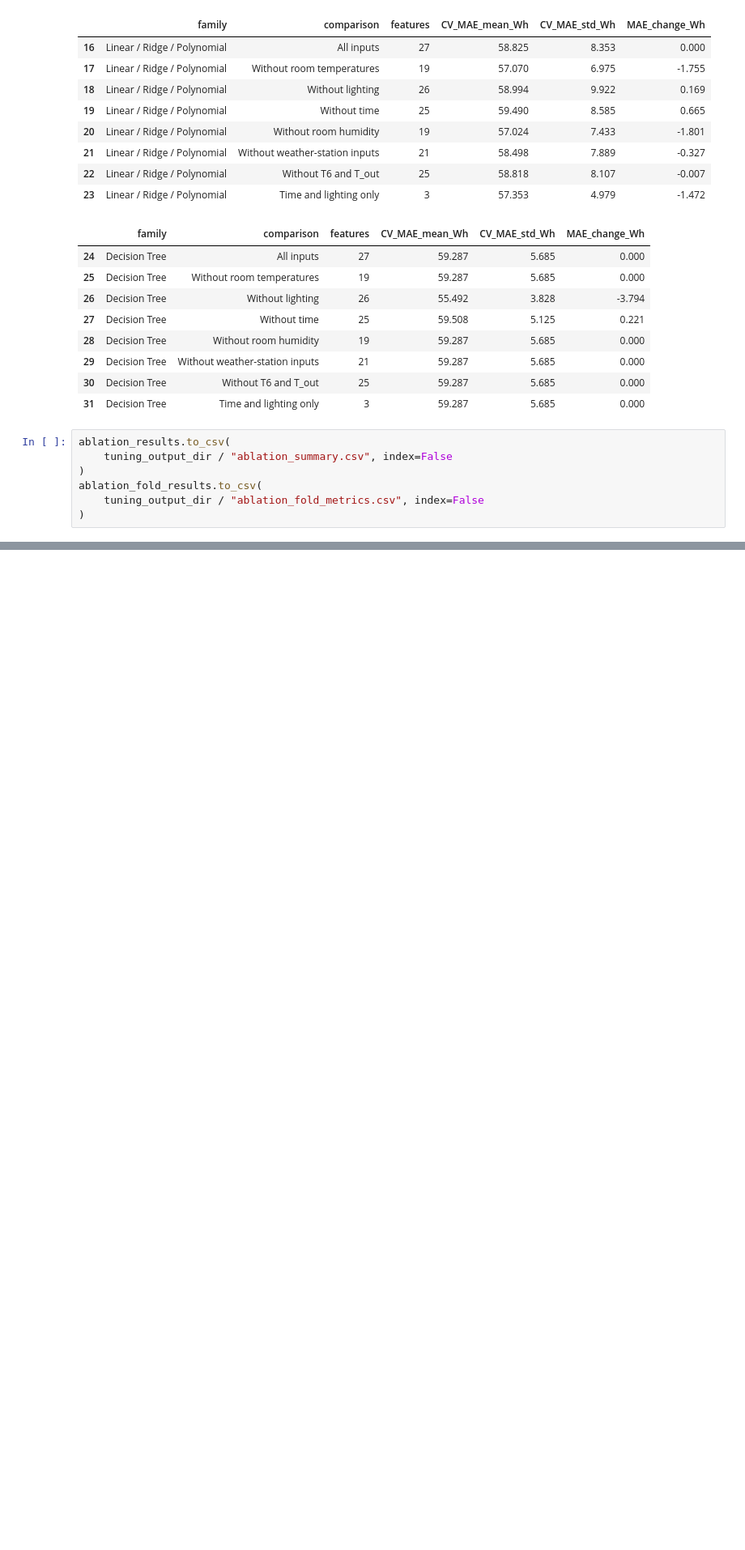
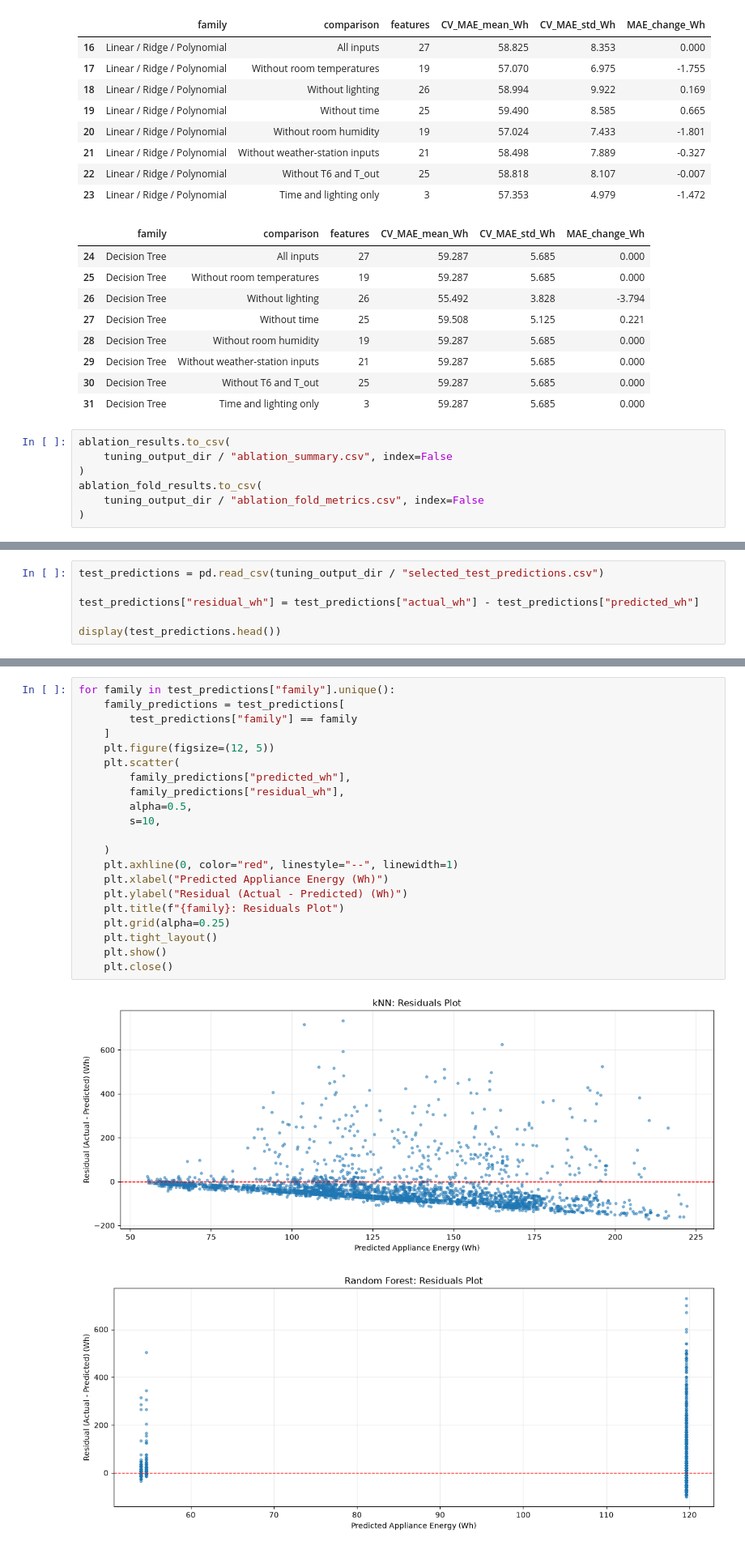
Before and after one commit to AndyLopezCoding/MachineLearningProject, a Jupyter notebook: MachineLearningProject.ipynb, the cells around one changed output, grey strips where cells are left out. Shown at 81% size. Drawn from its saved outputs; the diff is of its cells as text; blank space fills up the shorter version.

Commit message:
feat(m5): add residual analysis

```diff
--- a/MachineLearningProject.ipynb
+++ b/MachineLearningProject.ipynb
@@ -1536,0 +1543,6 @@ High-consumption cutoff: 340 Wh
+# %%
+test_predictions = pd.read_csv(tuning_output_dir / "selected_test_predictions.csv")
+
+test_predictions["residual_wh"] = test_predictions["actual_wh"] - test_predictions["predicted_wh"]
+
+display(test_predictions.head())
@@ -1536,0 +1556,24 @@ High-consumption cutoff: 340 Wh
+# %%
+for family in test_predictions["family"].unique():
+    family_predictions = test_predictions[
+        test_predictions["family"] == family
+    ]
+    plt.figure(figsize=(12, 5))
+    plt.scatter(
+        family_predictions["predicted_wh"],
+        family_predictions["residual_wh"],
+        alpha=0.5,
+        s=10,
+
+    )
+    plt.axhline(0, color="red", linestyle="--", linewidth=1)
+    plt.xlabel("Predicted Appliance Energy (Wh)")
+    plt.ylabel("Residual (Actual - Predicted) (Wh)")
+    plt.title(f"{family}: Residuals Plot")
+    plt.grid(alpha=0.25)
+    plt.tight_layout()
+    plt.show()
+    plt.close()
+# %% [output]
+[figure, added]
+[figure, added]
```
Also changed, not shown: parts of 8 cells of this notebook, 1 other file.
